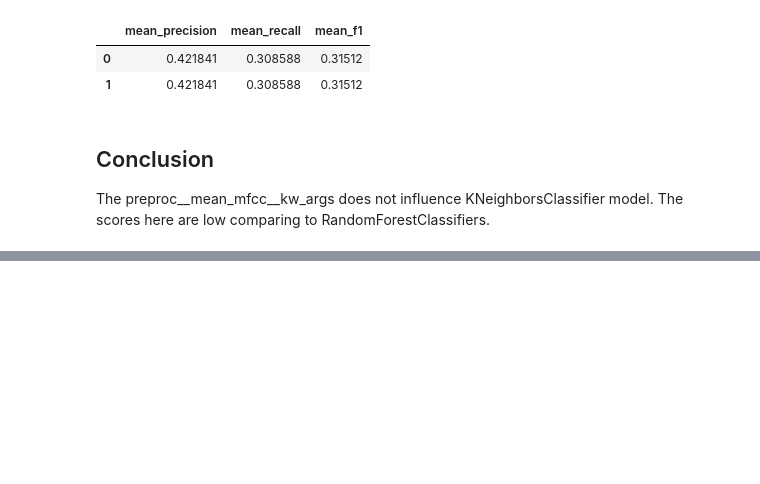
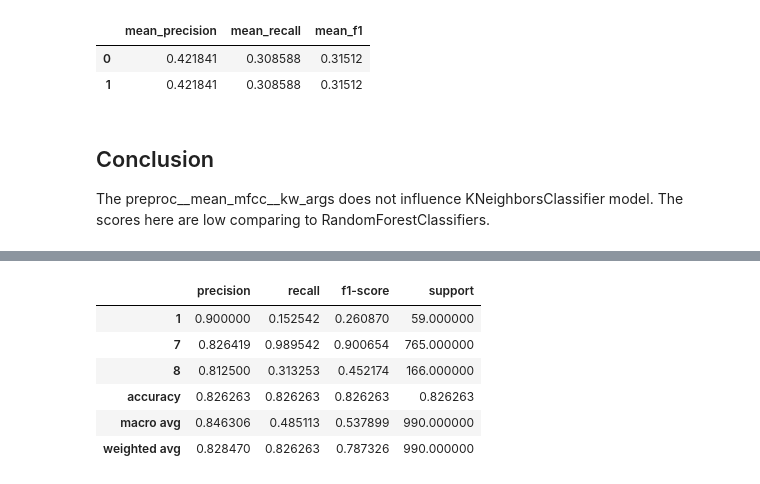
Before and after one commit to axelth/hasp, a Jupyter notebook: notebooks/carlq89_849_knn.ipynb, the cells around one changed output, grey strips where cells are left out. Drawn from its saved outputs; the diff is of its cells as text; code cells hidden in the pictures; blank space fills up the shorter version.

```diff
--- a/notebooks/carlq89_849_knn.ipynb
+++ b/notebooks/carlq89_849_knn.ipynb
@@ -388,0 +393,3 @@ The scores here are low comparing to RandomForestClassifiers.
+# %%
+new_pred = combine_classes([1,8], pred_y2)
+new_val = combine_classes([1,8], val_y)
@@ -388,0 +414,11 @@ The scores here are low comparing to RandomForestClassifiers.
+# %%
+class_report_3 = pd.DataFrame(classification_report(new_val, new_pred, output_dict=True)).transpose()
+class_report_3
+# %% [output]
+|  | precision | recall | f1-score | support |
+| 1 | 0.900000 | 0.152542 | 0.260870 | 59.000000 |
+| 7 | 0.826419 | 0.989542 | 0.900654 | 765.000000 |
+| 8 | 0.812500 | 0.313253 | 0.452174 | 166.000000 |
+| accuracy | 0.826263 | 0.826263 | 0.826263 | 0.826263 |
+| macro avg | 0.846306 | 0.485113 | 0.537899 | 990.000000 |
+| weighted avg | 0.828470 | 0.826263 | 0.787326 | 990.000000 |
```
Also changed, not shown: parts of 8 cells of this notebook, 1 other file.
